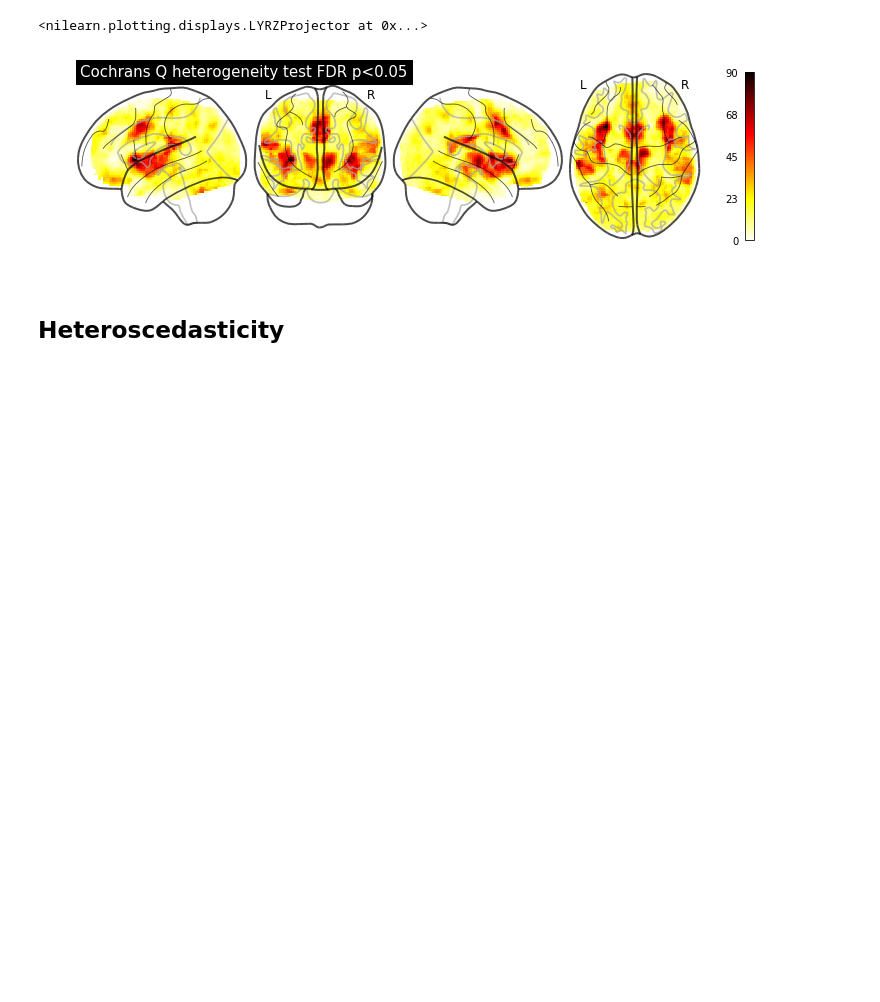
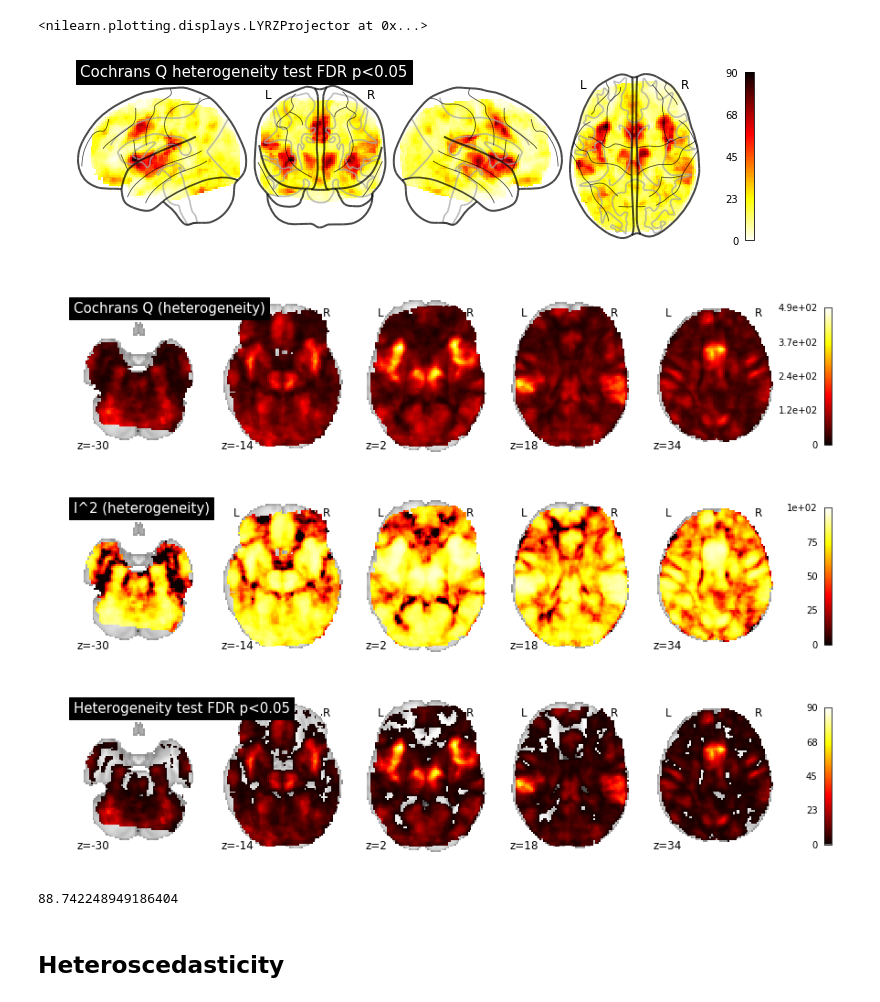
Before and after one commit to cmaumet/zmeta, a Jupyter notebook: real_data_setting.ipynb, the cells around one changed output. Drawn from its saved outputs; the diff is of its cells as text; code cells hidden in the pictures; blank space fills up the shorter version.

```diff
--- a/real_data_setting.ipynb
+++ b/real_data_setting.ipynb
@@ -125,6 +127,25 @@ plotting.plot_glass_brain(Qp_mlog10_img, colorbar=True, threshold=-np.log10(pFDR
 # %% [output]
 <nilearn.plotting.displays.LYRZProjector at 0x...>
 [figure]
+# %%
+plotting.plot_stat_map(Q_img, colorbar=True, threshold=0, display_mode='z',
+                      cut_coords = slices, title='Cochrans Q (heterogeneity)')
+plt.savefig('heterogeneity_Q.pdf', format='pdf', dpi=300)
+plotting.plot_stat_map(I2_img, colorbar=True, threshold=0, display_mode='z',
+                      cut_coords = slices, title='I^2 (heterogeneity)', vmax=100)
+plt.savefig('heterogeneity_I2.pdf', format='pdf', dpi=300)
+plotting.plot_stat_map(Qp_mlog10_img, colorbar=True, threshold=-np.log10(pFDR), display_mode='z',
+                        cut_coords = slices,   title='Heterogeneity test FDR p<0.05')
+plt.savefig('heterogeneity.pdf', format='pdf', dpi=300)
+# %% [output]
+[figure, added]
+[figure, added]
+[figure, added]
+# %%
+### Percentage of voxels displaying significant heterogeneity
+sum(Qp_mlog10[in_mask]>-np.log10(pFDR))/len(in_mask[0])*100
+# %% [output]
+88.742248949186404
 # %% [markdown]
 ## Heteroscedasticity
 # %% [markdown]
```
Also changed, not shown: parts of 3 cells of this notebook, 3 other files.
